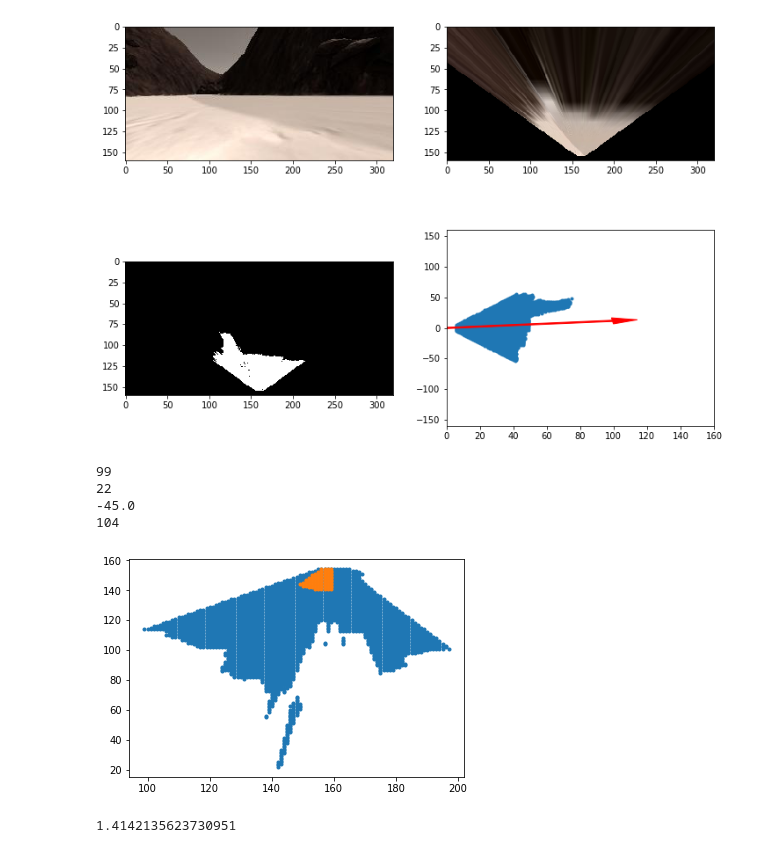
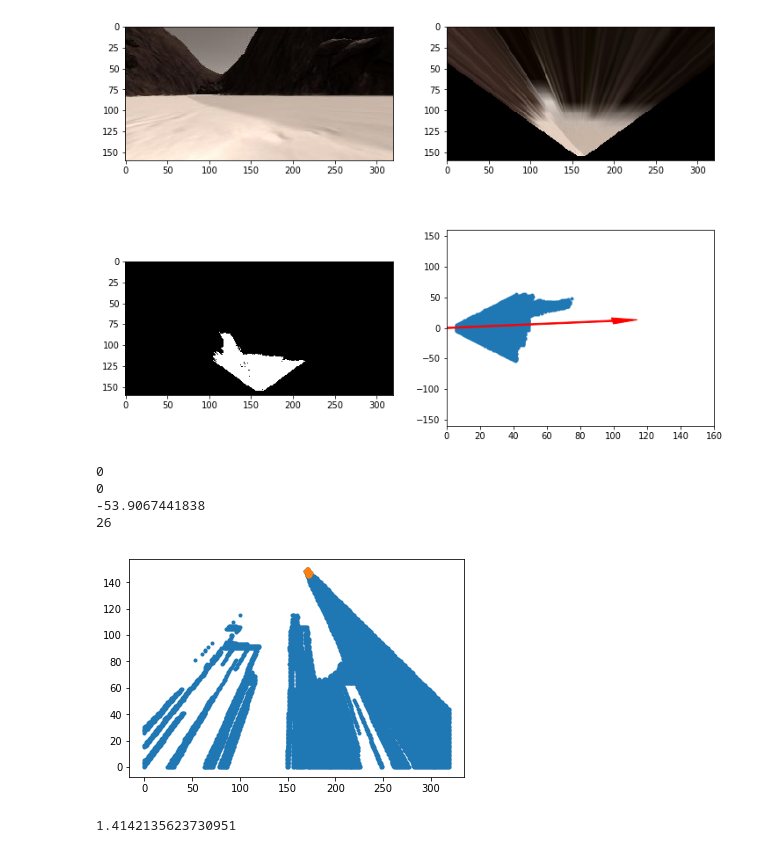
Before and after one commit to aghiuru/RoboND-Rover-Project, a Jupyter notebook: code/Rover_Project_Test_Notebook.ipynb, the cells around one changed output. Saved outputs shown, nothing was run; the diff lists cells and outputs as text; code cells hidden in the pictures.

```diff
--- a/code/Rover_Project_Test_Notebook.ipynb
+++ b/code/Rover_Project_Test_Notebook.ipynb
@@ -136,6 +136,9 @@ def obstacle_thresh(img):
 def rock_thresh(img):
     return color_thresh(img, (160, 160, 0), (255, 255, 100))
 
+def black_thresh(img):
+    return color_thresh(img, (0, 0, 0), (50, 50, 50))
+
 threshed = obstacle_thresh(warped)
 plt.imshow(threshed, cmap='gray')
 #plt.imshow(warped)
@@ -250,42 +253,42 @@ image = mpimg.imread("../train_dataset/IMG/robocam_2017_05_29_22_45_36_829.jpg")
 #plt.imshow(image)
 
 warped = perspect_transform(image, source, destination)
-threshed = terrain_thresh(warped)
+threshed = black_thresh(warped)
 
 ypos, xpos = threshed.nonzero()
 print(np.min(xpos))
 print(np.min(ypos))
 #plt.imshow(threshed)
 
 xpix, ypix = rover_coords(threshed)
 img = np.zeros([320, 160])
-img[160 - ypix.astype(int), xpix.astype(int), ] = 1
+img[160 - ypix.astype(int), xpix.astype(int) - 1, ] = 1
 #plt.imshow(img)
 #print(np.min(xpix))
 #print(np.min(ypix))
 #print("({}, {})".format(xpix[0], ypix[0]))
 #plt.plot(xpix.astype(int), 160 - ypix.astype(int), '.')
 
 dist, angles = to_polar_coords(xpix, ypix)
 normalized_angles = angles * 180/np.pi
 print(np.min(normalized_angles))
 
-mask = select_points(dist, 0, 20, angles, 0, 35)
+mask = select_points(dist, 0, 20, angles, -90, -35)
 #plt.plot(xpix.astype(int), ypix.astype(int), '.')
 plt.plot(xpos, ypos, '.')
 plt.plot(xpos[mask], ypos[mask], '.')
 
 print(len(xpos[mask]))
 
 img = np.zeros([320, 160])
 img[160 - y, x] = 1
 #plt.imshow(img)
 # %% [output]
-99
-22
--45.0
-104
+0
+0
+-53.9067441838
+26
-[figure, old version]
+[figure, new version]
 # %%
 def distance(pos1, pos2):
     x_pixel = pos1[0] - pos2[0]
```
Also changed, not shown: parts of 1 cell of this notebook, 3 other files.
